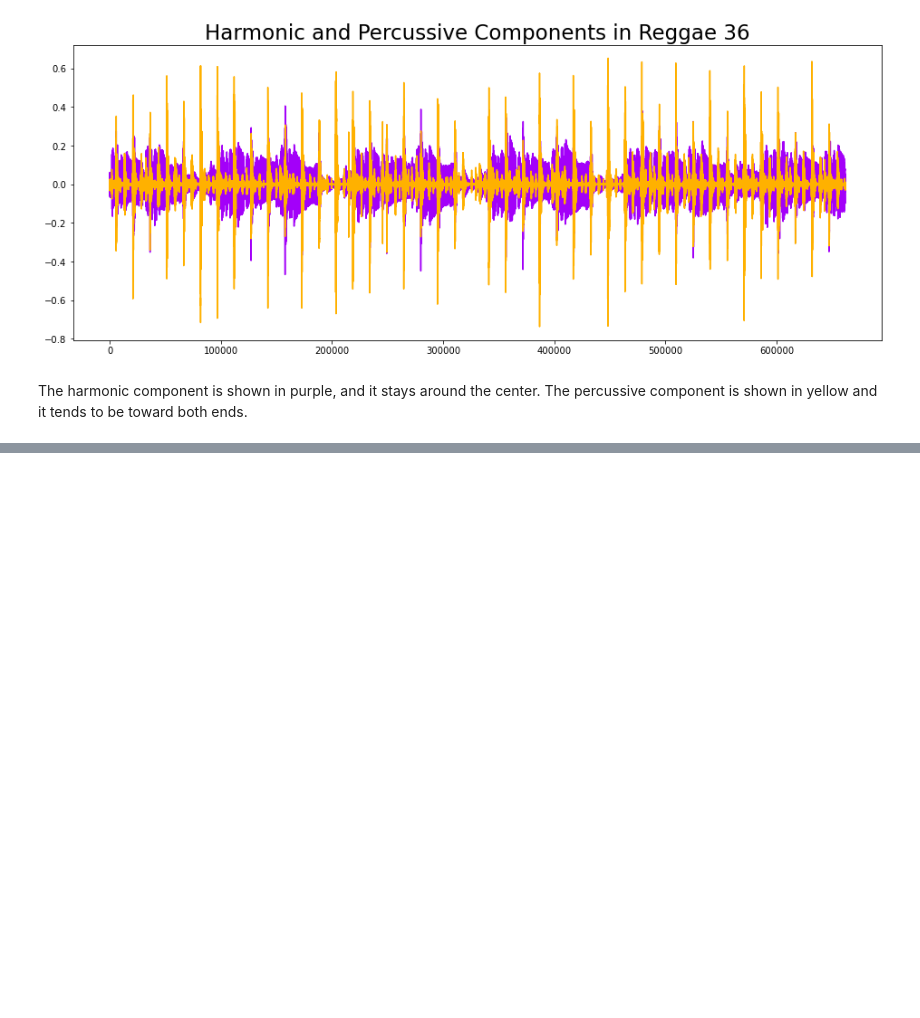
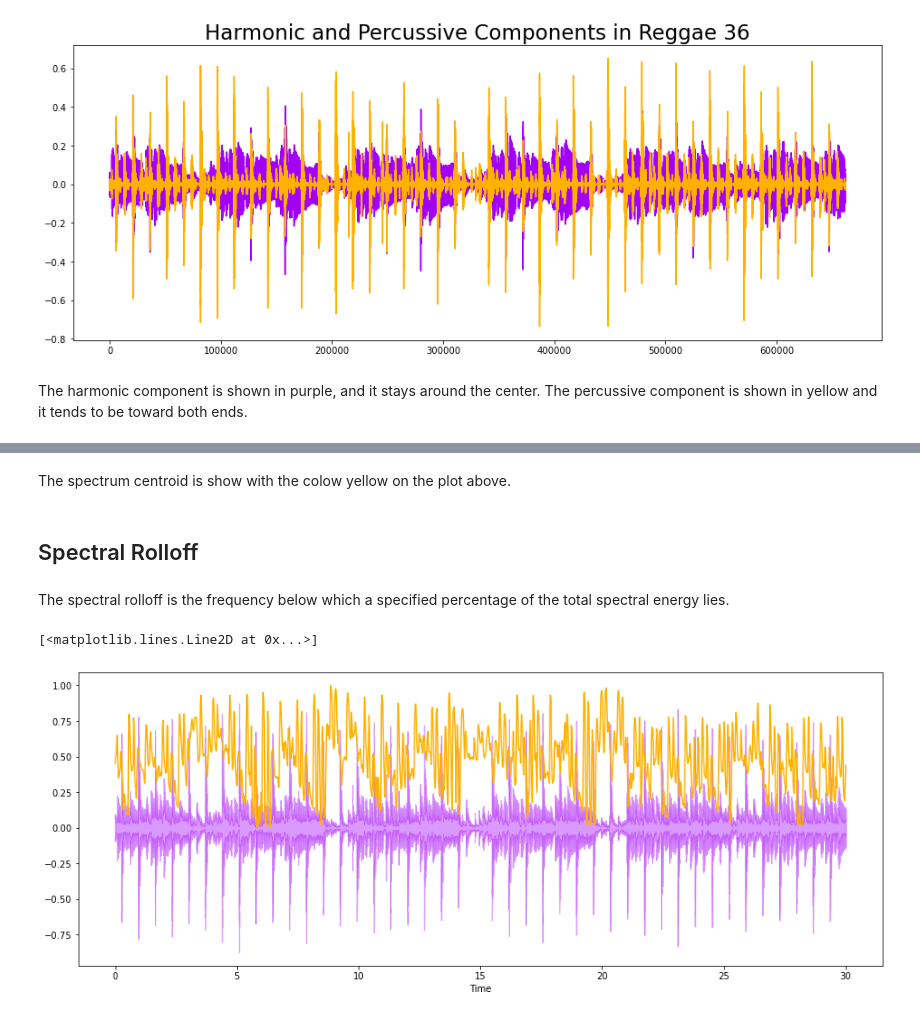
Before and after one commit to TaiNg365/Song_Classification_Recommender_System, a Jupyter notebook: Exploratory Song Features.ipynb, the cells around one changed output, grey strips where cells are left out. Saved outputs shown, nothing was run; the diff lists cells and outputs as text; code cells hidden in the pictures; blank space fills up the shorter version.

```diff
--- a/Exploratory Song Features.ipynb
+++ b/Exploratory Song Features.ipynb
@@ -141,0 +190,17 @@ The harmonic component is shown in purple, and it stays around the center. The p
+# %% [markdown]
+The spectrum centroid is show with the colow yellow on the plot above.
+# %% [markdown]
+## Spectral Rolloff
+# %% [markdown]
+The spectral rolloff is the frequency below which a specified percentage of the total spectral energy lies.
+# %%
+# Spectral Rolloff vector
+spectral_rolloff = librosa.feature.spectral_rolloff(audio_file, sr = sr)[0]
+
+# The plot
+plt.figure(figsize = (16,6))
+librosa.display.waveshow(audio_file, sr = sr, alpha = 0.4, color = '#A300F9')
+plt.plot(t, normalize(spectral_rolloff), color = '#FFB100')
+# %% [output]
+[<matplotlib.lines.Line2D at 0x...>]
+[figure, added]
```
Also changed, not shown: parts of 16 cells of this notebook.
